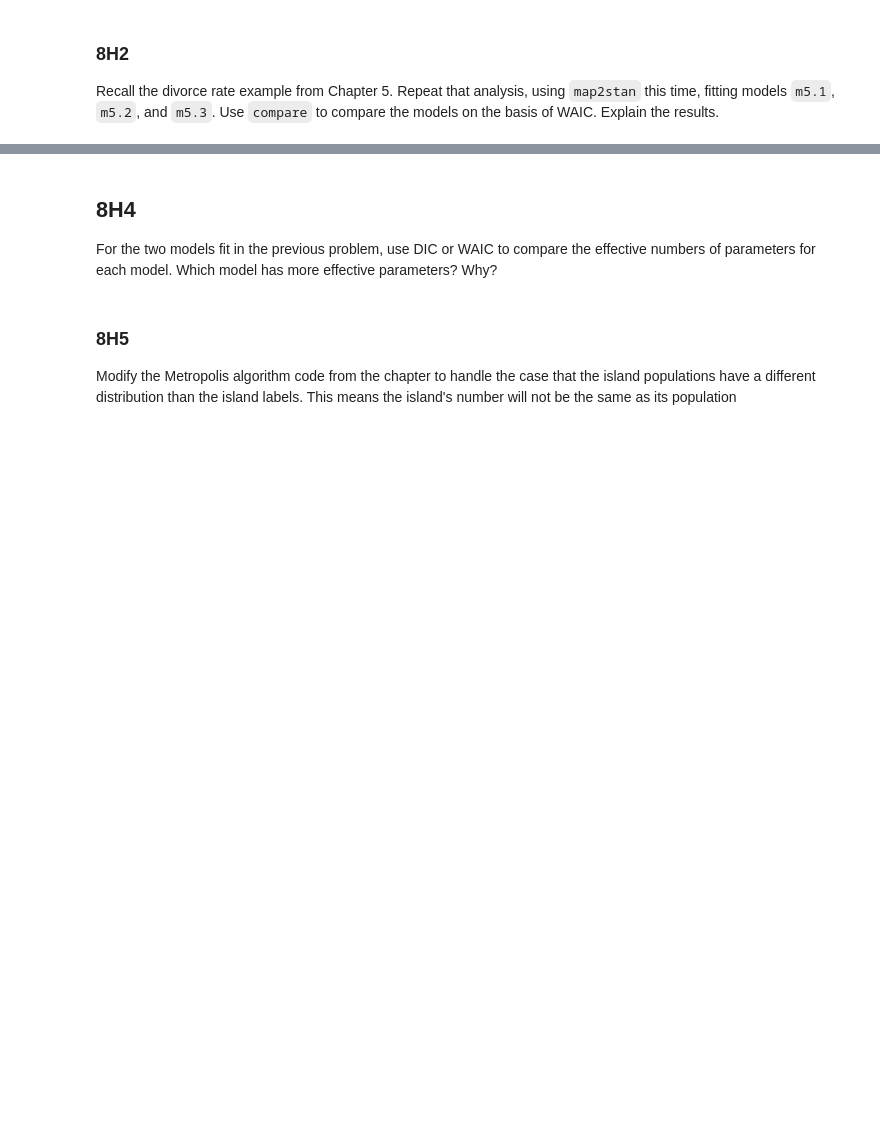
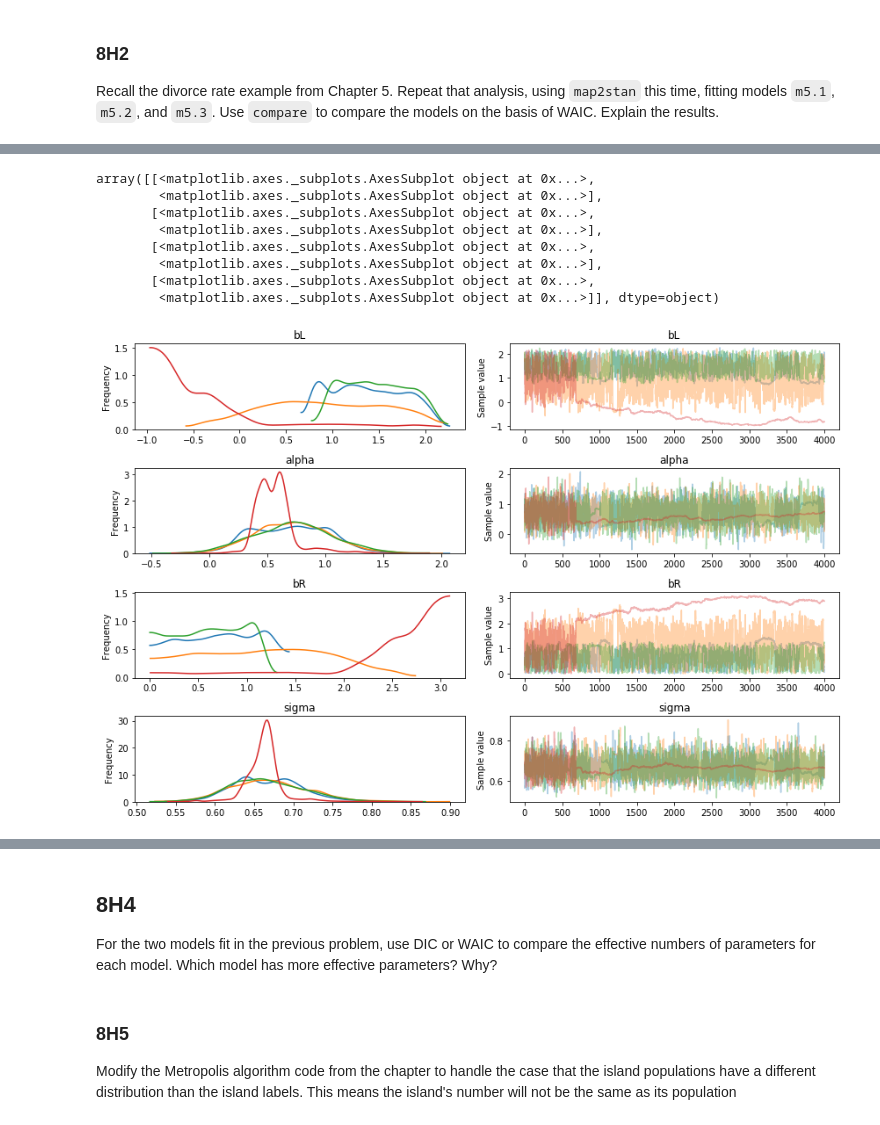
Before and after one commit to Edderic/statistical-rethinking-python-solutions, a Jupyter notebook: ch-8.ipynb, the cells around one changed output, grey strips where cells are left out. Drawn from its saved outputs; the diff is of its cells as text; code cells hidden in the pictures; blank space fills up the shorter version.

```diff
--- a/ch-8.ipynb
+++ b/ch-8.ipynb
@@ -674,0 +845,37 @@ Compare the two posterior distributions for `m5.8s` and `m5.8s2`. What has chang
+# %%
+    with pm.Model() as highly_corr_model:
+        bL = pm.Normal('bL', 2, 10)
+        bR = pm.Normal('bR', 2, 10)
+        alpha = pm.Normal('alpha', 10, 100)
+        sigma = pm.HalfCauchy('sigma', 1)
+        mu = bL * highly_corr_df['leg_left'] + bR * highly_corr_df['leg_right'] + alpha
+        height = pm.Normal('height', mu, sigma, observed=highly_corr_df['height'])
+
+        trace_highly_corr_model = pm.sample(4000, tune=1000, start={
+            'bL': 0,
+            'bR': 0,
+            'alpha': 10,
+            'sigma': 1
+        })
+# %%
+    with pm.Model() as highly_corr_model_truncated:
+        bL = pm.Normal('bL', 2, 10, testval=0)
+        BoundedNormal = pm.Bound(pm.Normal, lower=0.0)
+        bR = BoundedNormal('bR', mu=2, sd=10, testval=0.1)
+        alpha = pm.Normal('alpha', 10, 100, testval=10)
+        sigma = pm.HalfCauchy('sigma', 1, testval=1)
+        mu = bL * highly_corr_df['leg_left'] + bR * highly_corr_df['leg_right'] + alpha
+        height = pm.Normal('height', mu, sigma, observed=highly_corr_df['height'])
+
+        trace_highly_corr_model_truncated = pm.sample(4000, tune=1000)
+# %%
+with pm.Model() as highly_corr_model_truncated:
+    bL = pm.Normal('bL', 2, 10, testval=0)
+    BoundedNormal = pm.Bound(pm.Normal, lower=0.0)
+    bR = BoundedNormal('bR', mu=2, sd=10, testval=0.1)
+    alpha = pm.Normal('alpha', 10, 100, testval=10)
+    sigma = pm.HalfCauchy('sigma', 1, testval=1)
+    mu = bL * highly_corr_df['leg_left'] + bR * highly_corr_df['leg_right'] + alpha
+    height = pm.Normal('height', mu, sigma, observed=highly_corr_df['height'])
+
+    trace_highly_corr_model_truncated = pm.sample(4000, tune=1000)
@@ -674,0 +895,12 @@ Compare the two posterior distributions for `m5.8s` and `m5.8s2`. What has chang
+# %%
+pm.traceplot(trace_highly_corr_model_truncated)
+# %% [output]
+array([[<matplotlib.axes._subplots.AxesSubplot object at 0x...>,
+        <matplotlib.axes._subplots.AxesSubplot object at 0x...>],
+       [<matplotlib.axes._subplots.AxesSubplot object at 0x...>,
+        <matplotlib.axes._subplots.AxesSubplot object at 0x...>],
+       [<matplotlib.axes._subplots.AxesSubplot object at 0x...>,
+        <matplotlib.axes._subplots.AxesSubplot object at 0x...>],
+       [<matplotlib.axes._subplots.AxesSubplot object at 0x...>,
+        <matplotlib.axes._subplots.AxesSubplot object at 0x...>]], dtype=object)
+[figure, added]
```
Also changed, not shown: parts of 25 cells of this notebook.
